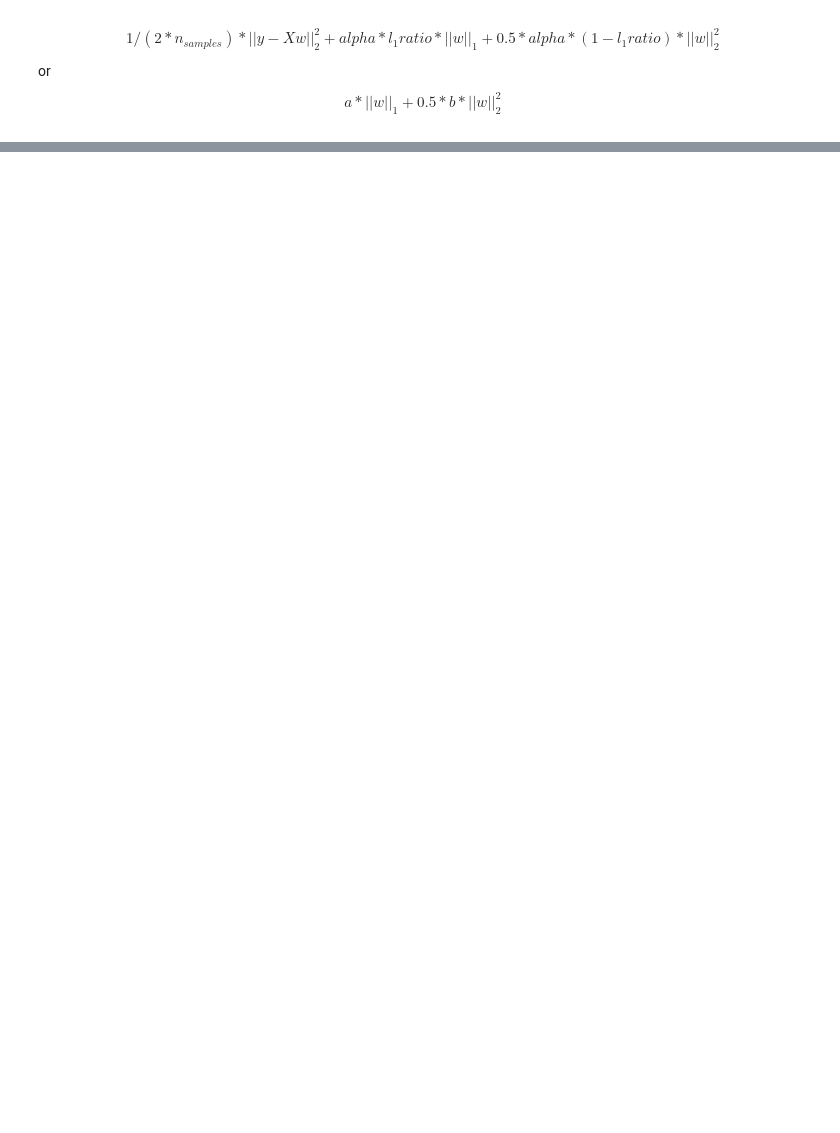
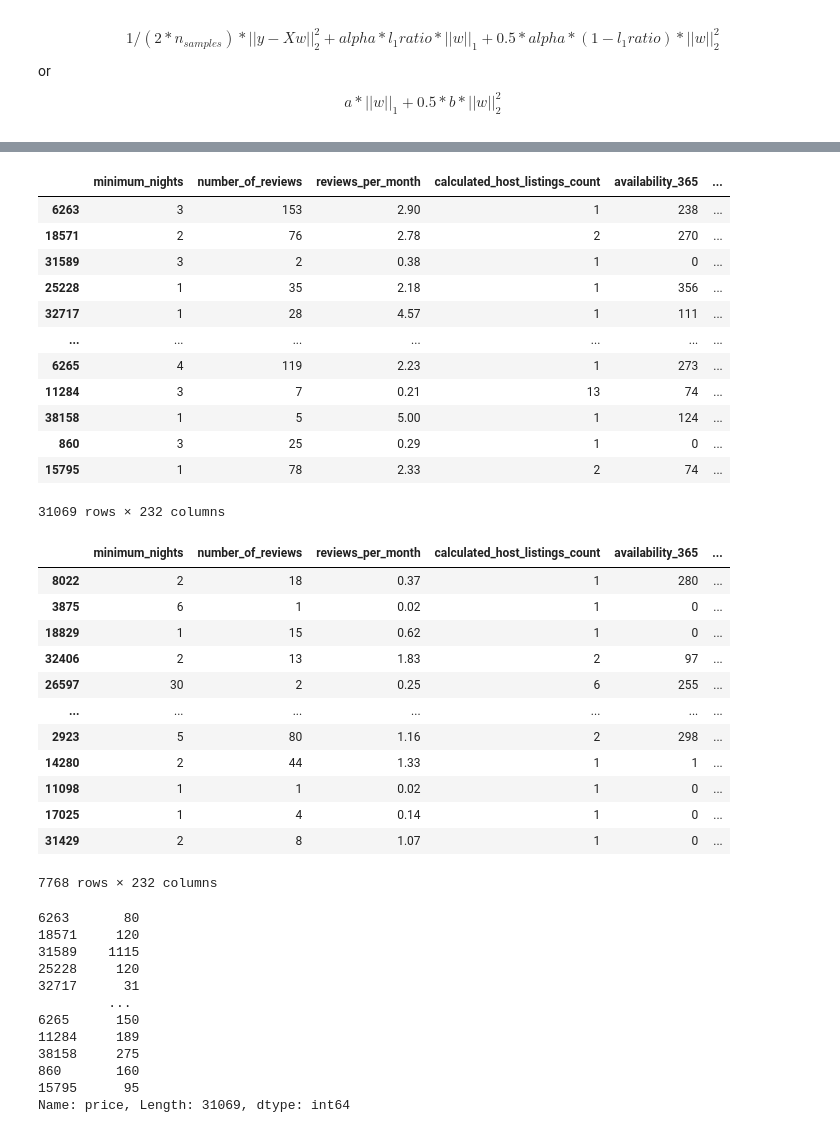
Before and after one commit to Sgipn/Airbnb_PricePred, a Jupyter notebook: notebooks/Elastic Net Regression.ipynb, the cells around one changed output, grey strips where cells are left out. Drawn from its saved outputs; the diff is of its cells as text; code cells hidden in the pictures; blank space fills up the shorter version.

```diff
--- a/notebooks/Elastic Net Regression.ipynb
+++ b/notebooks/Elastic Net Regression.ipynb
@@ -39,0 +92,52 @@ $$
+# %%
+# Create training data, holding out 10% of data for testing
+from sklearn.model_selection import train_test_split  # Returns pandas dataframe
+
+Xtrain, Xtest, Ytrain, Ytest = train_test_split(
+    df.drop("price", axis=1), df["price"], test_size=0.2, random_state=42
+)
+# Ytrain = Xtrain["price"]
+# Xtrain, Xtest = Xtrain.drop("price", axis=1), Xtest.drop("price", axis=1)
+
+display(Xtrain)
+display(Xtest)
+display(Ytrain)
+# %% [output]
+|  | minimum_nights | number_of_reviews | reviews_per_month | calculated_host_listings_count | availability_365 | ... |
+| 6263 | 3 | 153 | 2.90 | 1 | 238 | ... |
+| 18571 | 2 | 76 | 2.78 | 2 | 270 | ... |
+| 31589 | 3 | 2 | 0.38 | 1 | 0 | ... |
+| 25228 | 1 | 35 | 2.18 | 1 | 356 | ... |
+| 32717 | 1 | 28 | 4.57 | 1 | 111 | ... |
+| ... | ... | ... | ... | ... | ... | ... |
+| 6265 | 4 | 119 | 2.23 | 1 | 273 | ... |
+| 11284 | 3 | 7 | 0.21 | 13 | 74 | ... |
+| 38158 | 1 | 5 | 5.00 | 1 | 124 | ... |
+| 860 | 3 | 25 | 0.29 | 1 | 0 | ... |
+| 15795 | 1 | 78 | 2.33 | 2 | 74 | ... |
+31069 rows × 232 columns
+|  | minimum_nights | number_of_reviews | reviews_per_month | calculated_host_listings_count | availability_365 | ... |
+| 8022 | 2 | 18 | 0.37 | 1 | 280 | ... |
+| 3875 | 6 | 1 | 0.02 | 1 | 0 | ... |
+| 18829 | 1 | 15 | 0.62 | 1 | 0 | ... |
+| 32406 | 2 | 13 | 1.83 | 2 | 97 | ... |
+| 26597 | 30 | 2 | 0.25 | 6 | 255 | ... |
+| ... | ... | ... | ... | ... | ... | ... |
+| 2923 | 5 | 80 | 1.16 | 2 | 298 | ... |
+| 14280 | 2 | 44 | 1.33 | 1 | 1 | ... |
+| 11098 | 1 | 1 | 0.02 | 1 | 0 | ... |
+| 17025 | 1 | 4 | 0.14 | 1 | 0 | ... |
+| 31429 | 2 | 8 | 1.07 | 1 | 0 | ... |
+7768 rows × 232 columns
+6263       80
+18571     120
+31589    1115
+25228     120
+32717      31
+         ...
+6265      150
+11284     189
+38158     275
+860       160
+15795      95
+Name: price, Length: 31069, dtype: int64
```
Also changed, not shown: parts of 8 cells of this notebook, 1 other file.
